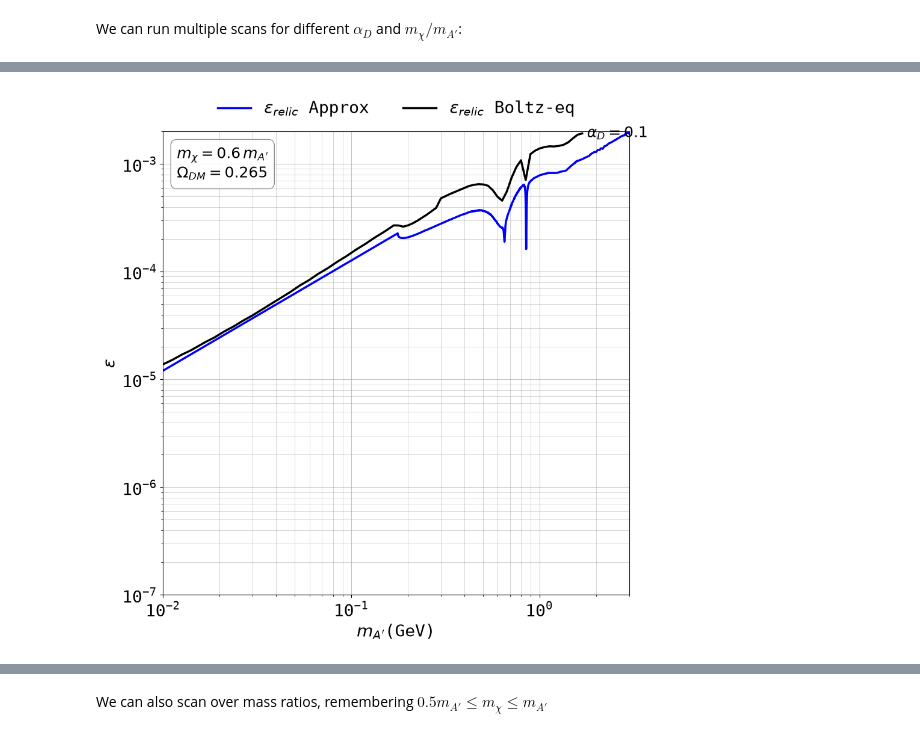
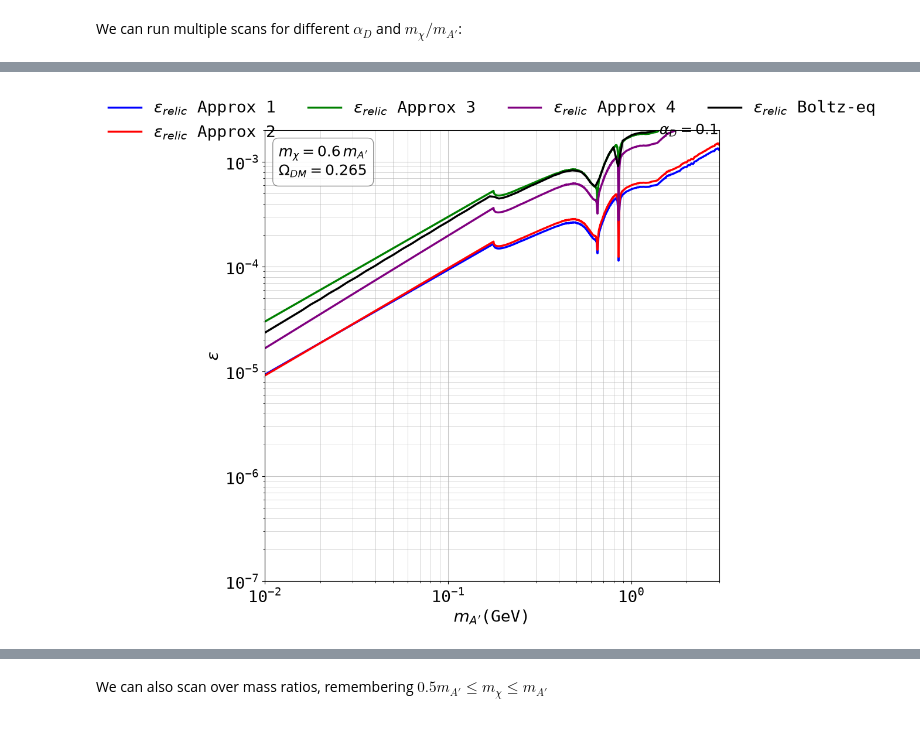
Before and after one commit to sgogoeg/bcgs_internship, a Jupyter notebook: Code/Relic_Abundance.ipynb, the cells around one changed output, grey strips where cells are left out. Saved outputs shown, nothing was run; the diff lists cells and outputs as text; code cells hidden in the pictures.

```diff
--- a/Code/Relic_Abundance.ipynb
+++ b/Code/Relic_Abundance.ipynb
@@ -221,11 +223,11 @@ OmegaDM = 0.265 #Without reduced Hubble constant factor
 
 def eps_approx0(ma, alpha, alphaD, mchi):
     xf = 20
-    return np.sqrt(5e-9/(sigmavrel(1, ma, alpha, alphaD, mchi, xf)))
+    return np.sqrt(3e-9/(sigmavrel(1, ma, alpha, alphaD, mchi, xf)))
 
 def eps_approx1(ma, alpha, alphaD, mchi):
-    xf = np.log(5e-9*mpl*mchi)
-    return np.sqrt(5e-9/(sigmavrel(1, ma, alpha, alphaD, mchi, xf)))
+    xf = np.log(3e-9*mpl*mchi)
+    return np.sqrt(3e-9/(sigmavrel(1, ma, alpha, alphaD, mchi, xf)))
 # %%
 # Some of the testing parameters:
 
@@ -311,0 +461,3 @@ plt.show()
+# %%
+eps_approx_2 = eps_approx2(ma, alpha, alphaD, mchi)
+eps_approx_3 = eps_approx3(ma, alpha, alphaD, mchi)
@@ -411,8 +570,6 @@ Using these approximations we can integrate the diferential equation to obtain t
 # %%
 # Defining the Riccati equation
 
-H0 = 1.438e-42 # in GeV
-T0 = 2.35e-13 # in GeV
 
 def H(T): # Assuming radiation domination
     return np.sqrt(np.pi**2/90 * gstarfun(T))*T**2/Mpl
@@ -427,7 +584,7 @@ def Yeq(x, g, mchi):
     return 45/(2*np.pi**2)* g/gstarsfun(mchi/x) * (x/(2*np.pi))**(3/2) * np.exp(-x)
 
 def dYdx(x, Y, g, vare, ma, alpha, alphaD, mchi):
-    return -x*sigmavrel(vare, ma, alpha, alphaD, mchi, x)*s(mchi, x)/(H(mchi)) * (Y**2 - Yeq(x,g, mchi)**2)
+    return -x**(-1-2)*sigmavrel(vare, ma, alpha, alphaD, mchi, 1)*s(mchi, 1)/(H(mchi)) * (Y**2 - Yeq(x, g, mchi)**2)
 
 xi = 10
 xf = 1000
@@ -707,8 +862,11 @@ ax.grid(True, which='minor', linestyle='-', linewidth=0.5, alpha=0.75)
 
 ax.set_axisbelow(True) # Ensure grid is below data
 
+plt.plot(ma, eps_approx_0, color = 'blue', linewidth = 2.5, label = r"$\varepsilon_{relic}$ Approx 1")
+plt.plot(ma, eps_approx_1, color = 'red', linewidth = 2.5, label = r"$\varepsilon_{relic}$ Approx 2")
+plt.plot(ma, eps_approx_2, color = 'green', linewidth = 2.5, label = r"$\epsilon_{relic}$ Approx 3")
+plt.plot(ma, eps_approx_3, color = 'purple', linewidth = 2.5, label = r"$\epsilon_{relic}$ Approx 4")
 
-plt.plot(ma, eps_approx_1, color = 'blue', linewidth = 2.5, label = r"$\varepsilon_{relic}$ Approx")
 
 
 plt.plot(ma_scan1, eps_relic1, color = 'black', linewidth = 2.5, label = r"$\varepsilon_{relic}$ Boltz-eq")
@@ -744,36 +902,36 @@ for ma_i, eps_i, info_i in relic_curves:
 
 ## Setting a costumised legend:
 handles, labels = ax.get_legend_handles_labels() # get all legend items
-desired_order = [0, 1]  # change the order of legend elements
+desired_order = [0, 1, 2, 3, 4]  # change the order of legend elements
 
 ax.legend(
     [handles[i] for i in desired_order],
     [labels[i] for i in desired_order],
     loc = 'upper center',
     bbox_to_anchor = (0.5, 1.10),  # center top, above axes
     ncol = 4,                      # spread horizontally
     frameon = False                # removes legend border
 )
 
 
 # Define how much to zoom out from the data plotting range (cm):
 x_min = 1e-2
 x_max = 3
 x_range = x_max - x_min
 
 y_min = 1e-7
 y_max = 2e-3
 y_range = y_max - y_min
 
 # Set the new plotting limits explicitly
 ax.set_xbound(x_min, x_max)
 ax.set_ybound(y_min, y_max)
 
 # Save and show the figure:
 plt.savefig("figures/relic_abundance_scan_0.pdf", bbox_inches='tight')
 plt.show()
 # %% [output]
-[figure, old version]
+[figure, new version]
 # %%
 ma_scan2 = np.logspace(np.log10(1e-2), np.log10(3.0), 100)
 vare_lo2, vare_hi2 = 1e-7, 2e-3
```
Also changed, not shown: parts of 23 cells of this notebook, 6 other files.
